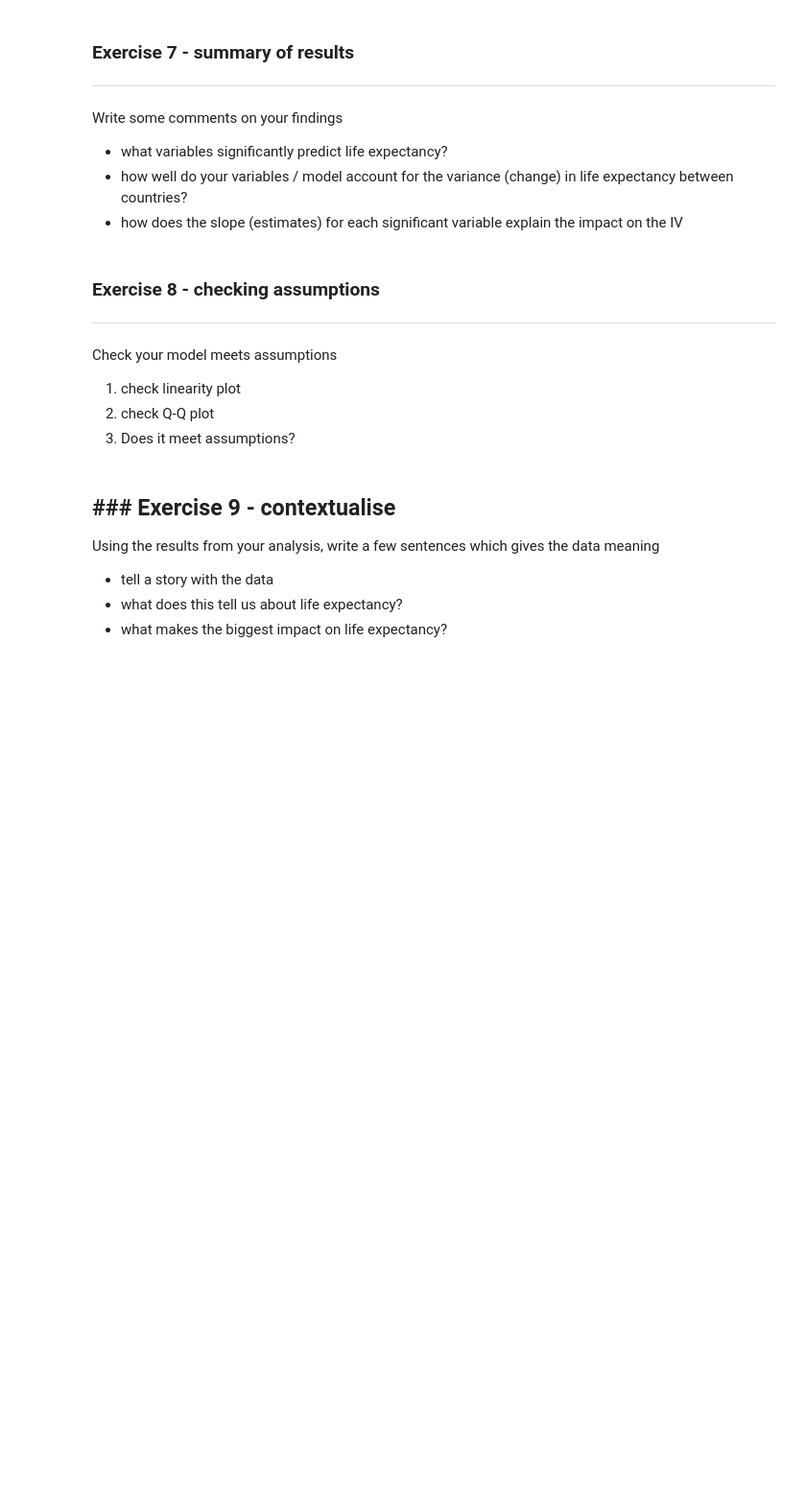
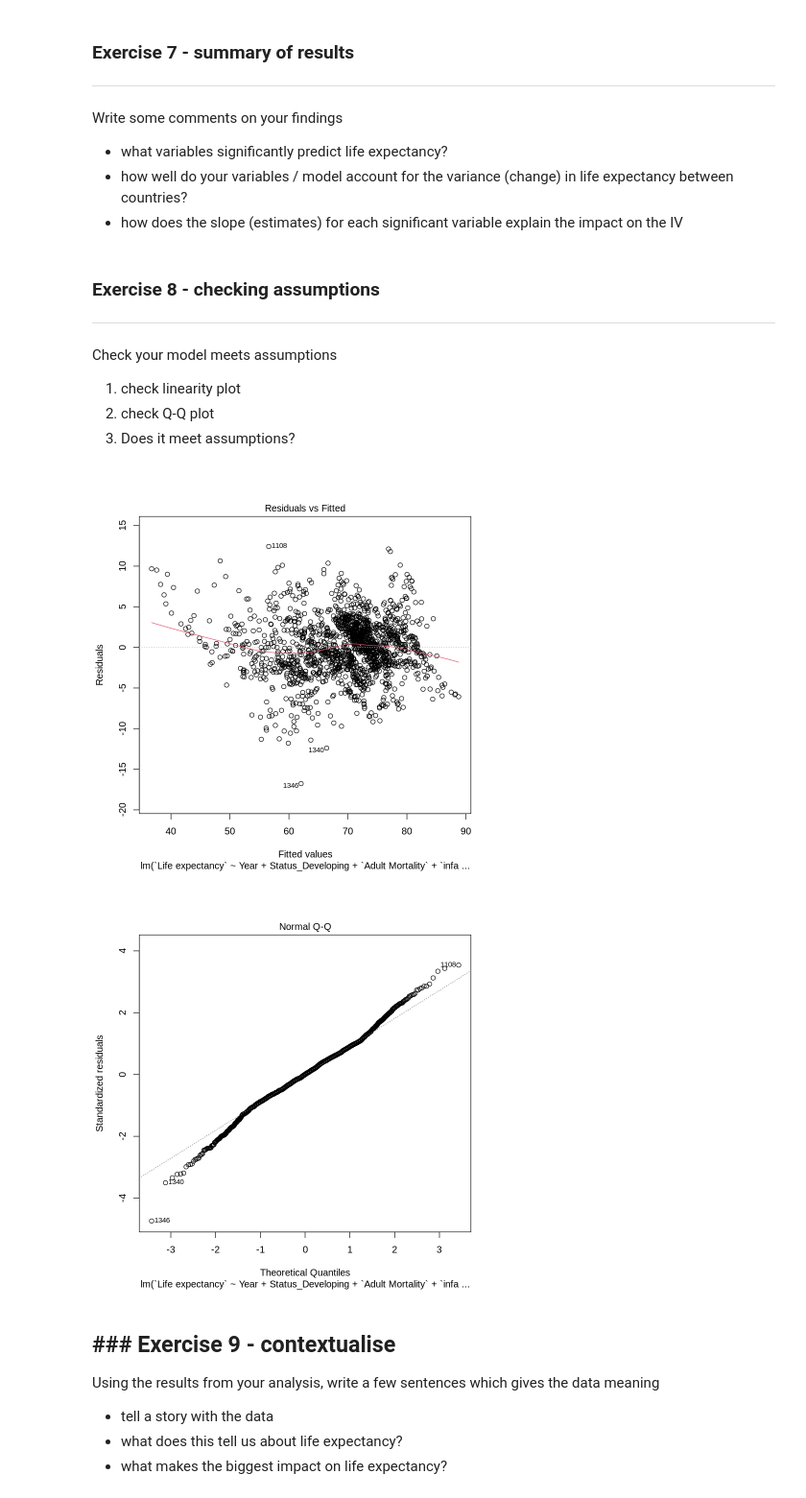
Before and after one commit to nicolej88/programming-for-data-portfolio, a Jupyter notebook: R_Life_expectancy.ipynb, the cells around one changed output. Shown at 96% size. Drawn from its saved outputs; the diff is of its cells as text; code cells hidden in the pictures; blank space fills up the shorter version.

```diff
--- a/R_Life_expectancy.ipynb
+++ b/R_Life_expectancy.ipynb
@@ -206,8 +208,8 @@ qplot(life_expectancy_data$`Life expectancy`, geom="histogram")
 1. Run a linear regression to see if your target variables predict life expectancy
 2. display a summary of the regression
 # %%
-life_expectancy_regression <- lm(`Life expectancy` ~ `Year`  +	`Status_Developing`	+	`Adult Mortality` +	`infant deaths` +	`Alcohol` +	`percentage expenditure` +	`Hepatitis B` +	`Measles` + BMI + `under-five deaths` +	`Polio` +	`Total expenditure` +	`Diphtheria` + `HIV/AIDS` +	`GDP` +	`Population` +	`thinness  10-19 years` +	`thinness 5-9 years` + `Income composition of resources` +	Schooling, data = status_dummy)
-summary(life_expectancy_regression)
+life_expectancy_model <- lm(`Life expectancy` ~ `Year`  +	`Status_Developing`	+	`Adult Mortality` +	`infant deaths` +	`Alcohol` +	`percentage expenditure` +	`Hepatitis B` +	`Measles` + BMI + `under-five deaths` +	`Polio` +	`Total expenditure` +	`Diphtheria` + `HIV/AIDS` +	`GDP` +	`Population` +	`thinness  10-19 years` +	`thinness 5-9 years` + `Income composition of resources` +	Schooling, data = status_dummy)
+summary(life_expectancy_model)
 # %% [output]
 Call:
 lm(formula = `Life expectancy` ~ Year + Status_Developing + `Adult Mortality` +
@@ -242,6 +270,15 @@ Check your model meets assumptions
 1. check linearity plot
 2. check Q-Q plot
 3. Does it meet assumptions?
+# %%
+plot(life_expectancy_model, 1)
+
+plot(life_expectancy_model, 2)
+
+#The linearity plot shows a largely horizontal line at 0 meaning that the data has good linearity. The Q-Q plot shows the points following a straight diagonal line meaning the data is normally distributed.
+# %% [output]
+[figure, added]
+[figure, added]
 # %% [markdown]
 ### Exercise 9 - contextualise
 ---
```
Also changed, not shown: parts of 10 cells of this notebook.
